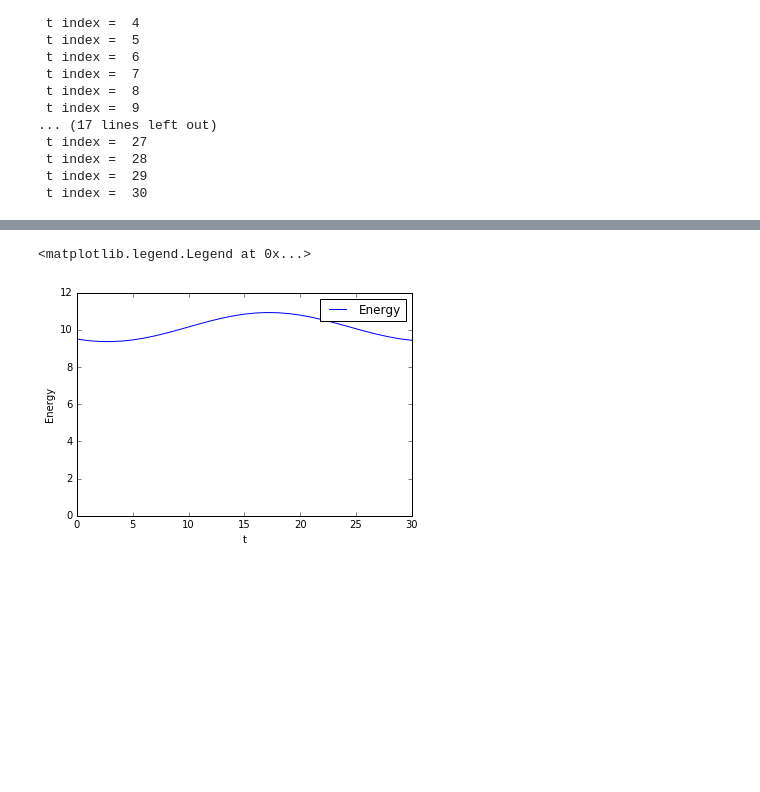
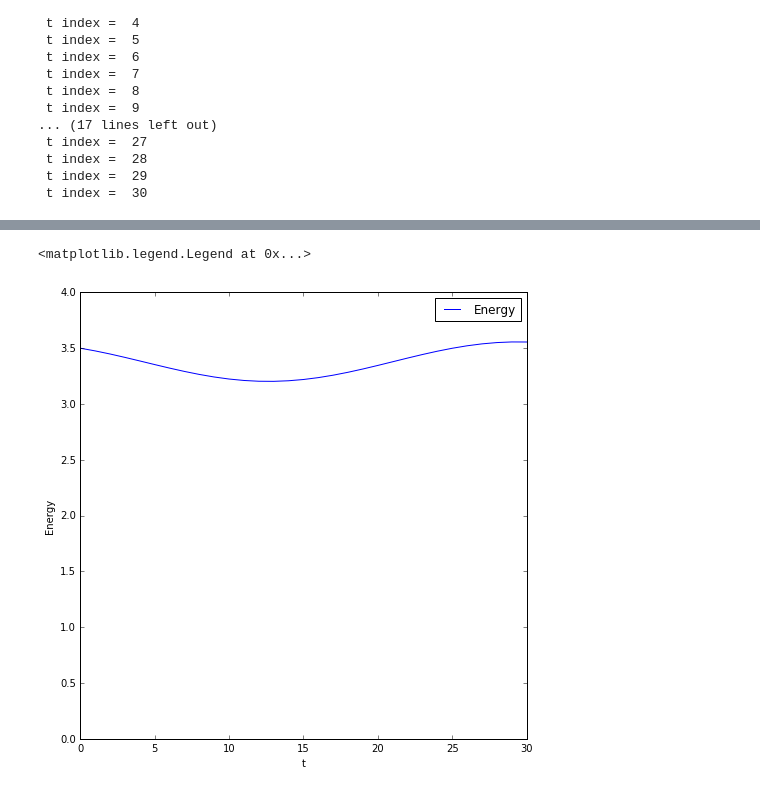
Before and after one commit to cabrer7/PyWignerCUDA2, a Jupyter notebook: instances/Wigner4D/HOscillator.ipynb, the cells around one changed output, grey strips where cells are left out. Cells and saved outputs as stored; diff of their text form; code cells hidden in the pictures; blank space fills up the shorter version.

```diff
--- a/instances/Wigner4D/HOscillator.ipynb
+++ b/instances/Wigner4D/HOscillator.ipynb
@@ -30,16 +30,16 @@ class frame( GPU_Wigner4D ):
         self.timeSteps  = 30
 
         # Phase space window
-        self.p_y_amplitude = 7.          #axis 0
-        self.y_amplitude   = 7.          #axis 1
-        self.p_x_amplitude = 14.         #axis 2
-        self.x_amplitude   = 14.         #axis 3
+        self.p_y_amplitude = 8.          #axis 0
+        self.y_amplitude   = 8.          #axis 1
+        self.p_x_amplitude = 8.         #axis 2
+        self.x_amplitude   = 8.         #axis 3
 
         # Ambiguity space window
         self.theta_y_amplitude  = 9.     #axis 0
         self.lambda_y_amplitude = 9.     #axis 1
-        self.theta_x_amplitude  = 12.    #axis 2
-        self.lambda_x_amplitude = 12.    #axis 3
+        self.theta_x_amplitude  = 9.    #axis 2
+        self.lambda_x_amplitude = 9.    #axis 3
 
         # Dynamics
         self.mass    = 1.
@@ -69,8 +69,8 @@ class frame( GPU_Wigner4D ):
 
         x_mu   = 0.
         y_mu   = 0.
-        p_x_mu = 4.
-        p_y_mu = 1.
+        p_x_mu = 2.
+        p_y_mu = 0.
 
         self.HOscillatorGound_GPU( instance.W_init_gpu, x_mu, y_mu, p_x_mu, p_y_mu, self.omega_x, self.omega_y, self.mass )
 
@@ -256,12 +287,13 @@ plt.legend()
 # %%
+plt.figure(figsize=(8,8))
 plt.plot( instance.energy ,label = "Energy")
-plt.ylim(0,12)
+plt.ylim(0,4)
 plt.ylabel("Energy")
 plt.xlabel("t")
 plt.legend()
 # %% [output]
 <matplotlib.legend.Legend at 0x...>
-[figure, old version]
+[figure, new version]
 # %%
 plt.figure(figsize=(8,8))
 
```
Also changed, not shown: parts of 16 cells of this notebook.
